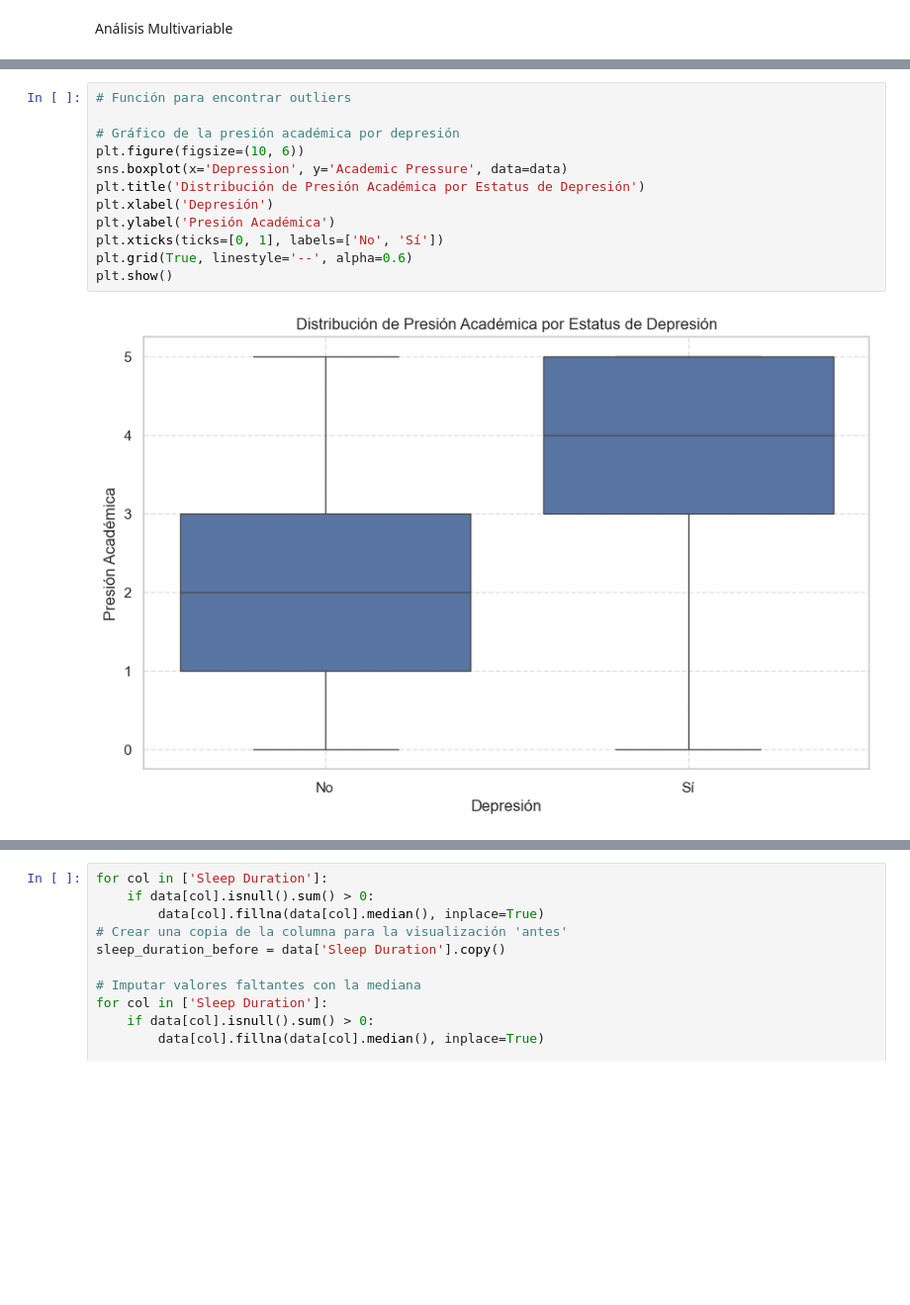
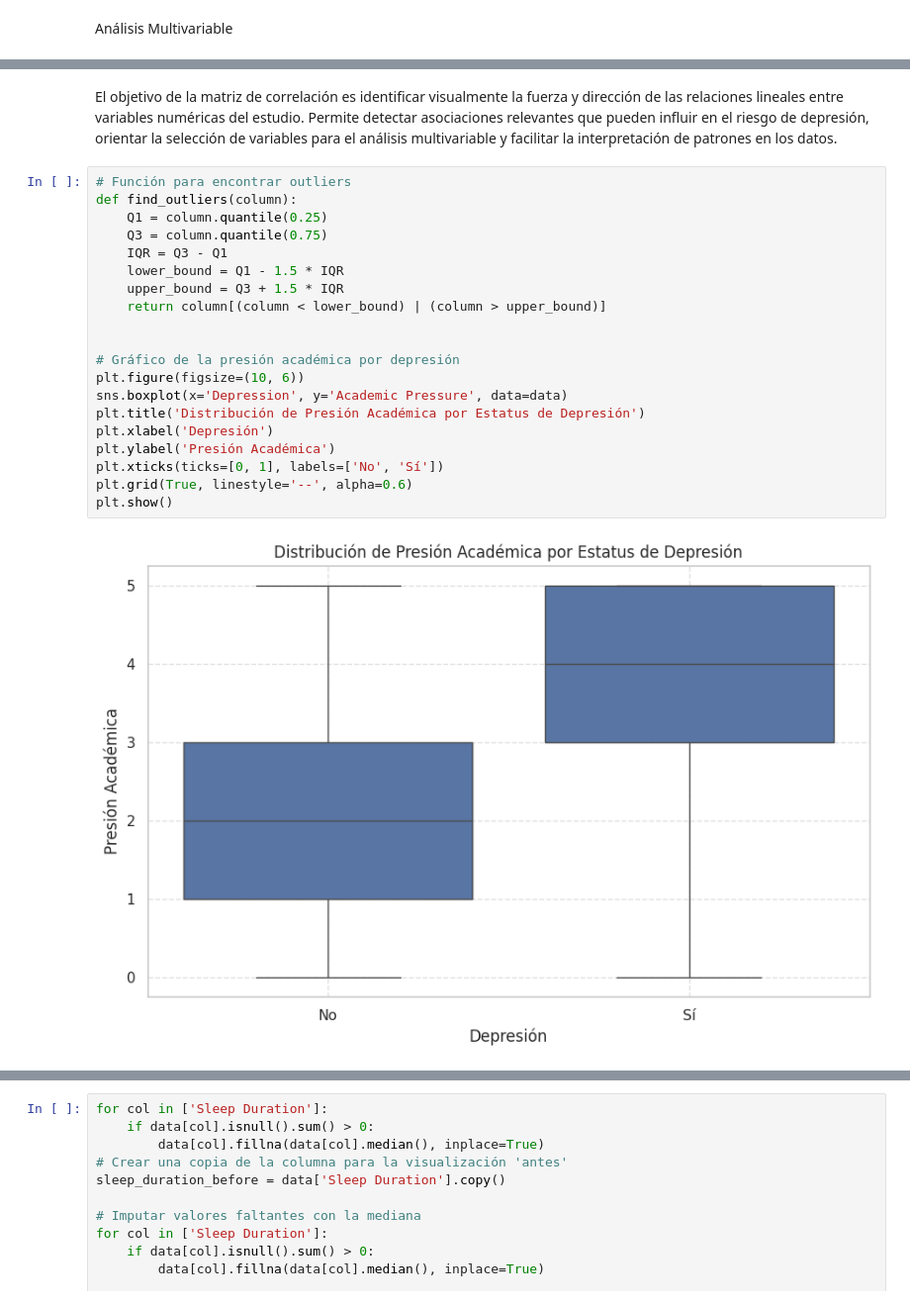
Before and after one commit to Factoria-F5-madrid/Proyecto3_JohiOrtiz_EDA, a Jupyter notebook: eda_depresión_estudiantes.ipynb, the cells around one changed output, grey strips where cells are left out. Shown at 99% size. Saved outputs shown, nothing was run; the diff lists cells and outputs as text; blank space fills up the shorter version.

```diff
--- a/eda_depresión_estudiantes.ipynb
+++ b/eda_depresión_estudiantes.ipynb
@@ -195,14 +210,24 @@ plt.show()
+# %% [markdown]
+El objetivo de la matriz de correlación es identificar visualmente la fuerza y dirección de las relaciones lineales entre variables numéricas del estudio. Permite detectar asociaciones relevantes que pueden influir en el riesgo de depresión, orientar la selección de variables para el análisis multivariable y facilitar la interpretación de patrones en los datos.
 # %%
 # Función para encontrar outliers
+def find_outliers(column):
+    Q1 = column.quantile(0.25)
+    Q3 = column.quantile(0.75)
+    IQR = Q3 - Q1
+    lower_bound = Q1 - 1.5 * IQR
+    upper_bound = Q3 + 1.5 * IQR
+    return column[(column < lower_bound) | (column > upper_bound)]
+
 
 # Gráfico de la presión académica por depresión
 plt.figure(figsize=(10, 6))
 sns.boxplot(x='Depression', y='Academic Pressure', data=data)
 plt.title('Distribución de Presión Académica por Estatus de Depresión')
 plt.xlabel('Depresión')
 plt.ylabel('Presión Académica')
 plt.xticks(ticks=[0, 1], labels=['No', 'Sí'])
 plt.grid(True, linestyle='--', alpha=0.6)
 plt.show()
 # %% [output]
-[figure, old version]
+[figure, new version]
```
Also changed, not shown: parts of 24 cells of this notebook.
